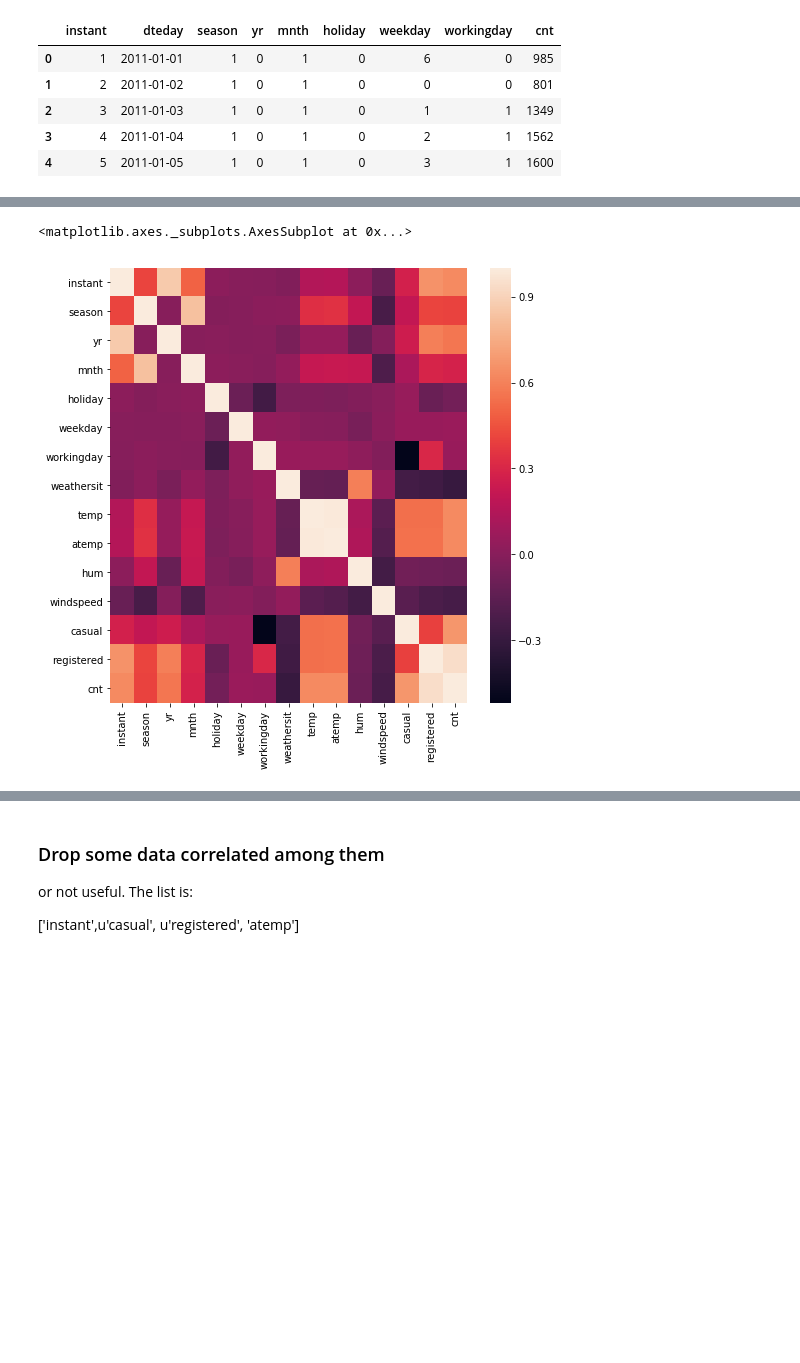
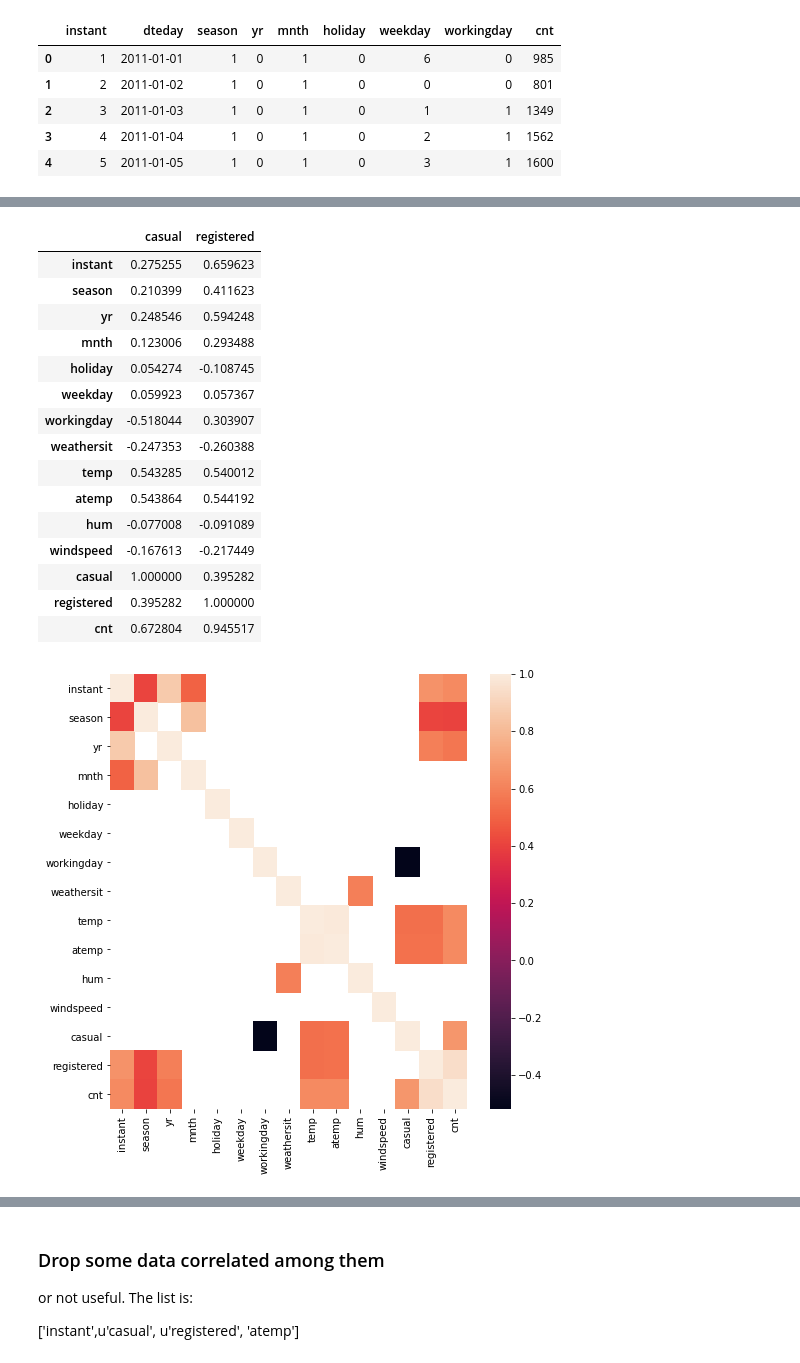
Before and after one commit to josesoyo/Bike-Sharing, a Jupyter notebook: Test Bikes.ipynb, the cells around one changed output, grey strips where cells are left out. Drawn from its saved outputs; the diff is of its cells as text; code cells hidden in the pictures; blank space fills up the shorter version.

```diff
--- a/Test Bikes.ipynb
+++ b/Test Bikes.ipynb
@@ -86,24 +89,41 @@ dataset.plot('dteday','cnt')
 # %%
 '''
 #simplest way to compute the correlation matrix
 import matplotlib.pyplot as plt
 
 plt.matshow(dataset.corr())
 '''
 #using seaborn
 
 corr = dataset.corr()
 plt.figure(figsize=(8,8))
-sns.heatmap(corr,
+sns.heatmap(corr[abs(corr)>0.4],
             xticklabels=corr.columns.values,
             yticklabels=corr.columns.values)
 
 
 # now I plot the correlations only with the count dropping the values which I see the highest correlations
 
 plt.figure()
 
-corr['cnt'].drop(['cnt','instant',u'casual', u'registered']).plot( kind='bar', title='Correlation with counts')
+corr[abs(corr)>0.25]['cnt'].drop(['cnt','instant',u'casual', u'registered']).plot( kind='bar', title='Correlation with counts')
+
+corr[[u'casual', u'registered']]
 # %% [output]
-<matplotlib.axes._subplots.AxesSubplot at 0x...>
+|  | casual | registered |
+| instant | 0.275255 | 0.659623 |
+| season | 0.210399 | 0.411623 |
+| yr | 0.248546 | 0.594248 |
+| mnth | 0.123006 | 0.293488 |
+| holiday | 0.054274 | -0.108745 |
+| weekday | 0.059923 | 0.057367 |
+| workingday | -0.518044 | 0.303907 |
+| weathersit | -0.247353 | -0.260388 |
+| temp | 0.543285 | 0.540012 |
+| atemp | 0.543864 | 0.544192 |
+| hum | -0.077008 | -0.091089 |
+| windspeed | -0.167613 | -0.217449 |
+| casual | 1.000000 | 0.395282 |
+| registered | 0.395282 | 1.000000 |
+| cnt | 0.672804 | 0.945517 |
-[figure, old version]
+[figure, new version]
```
Also changed, not shown: parts of 31 cells of this notebook.
